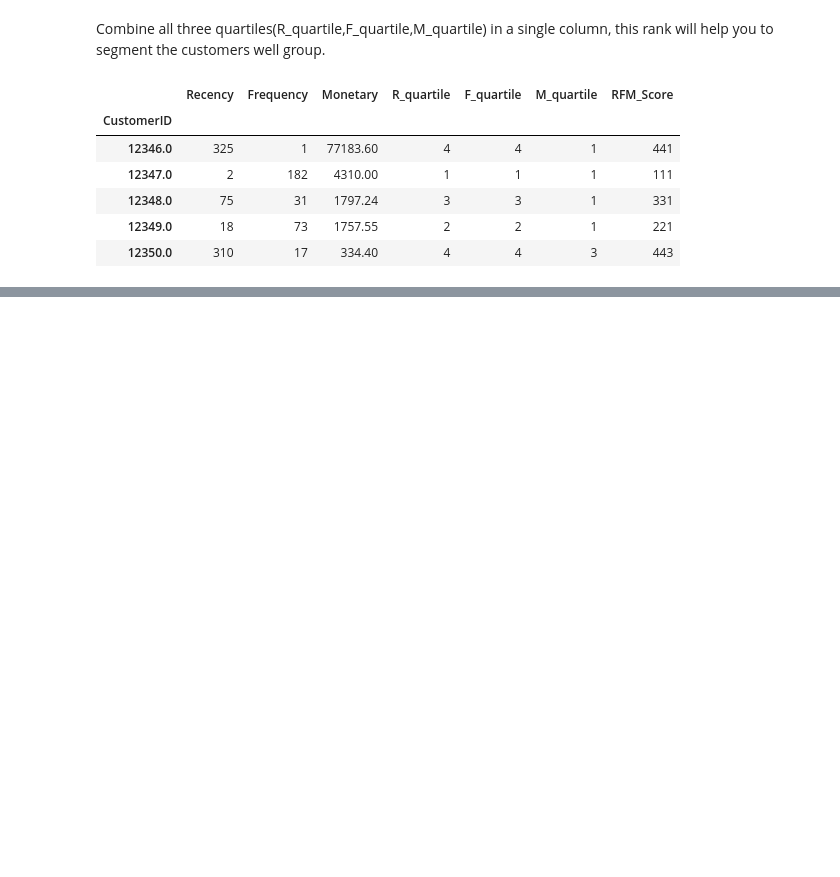
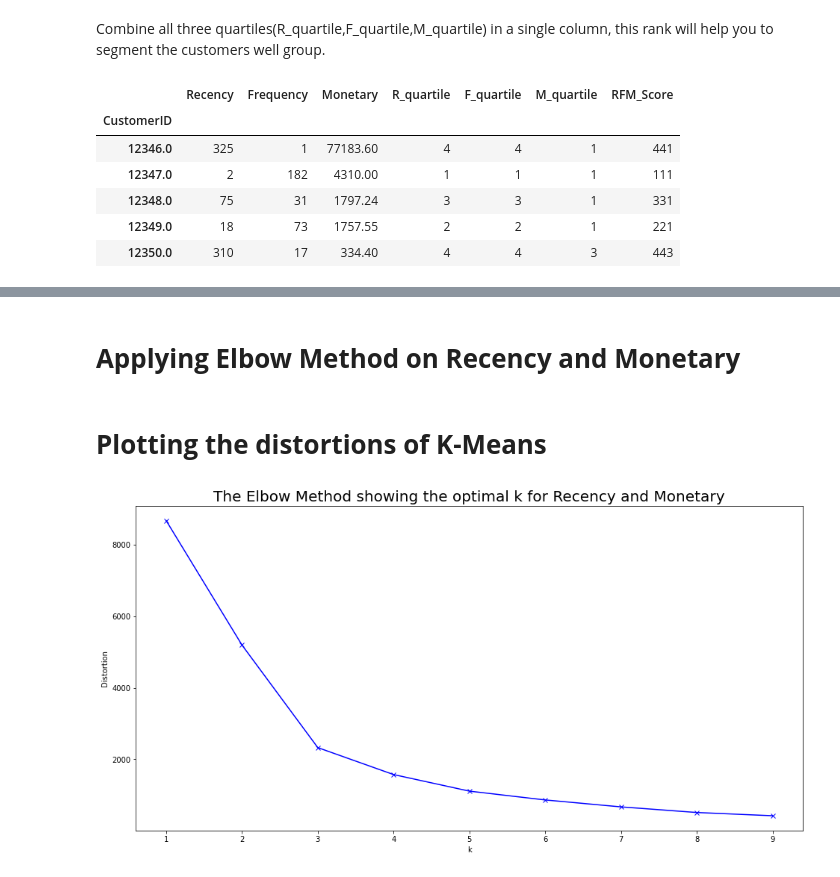
Before and after one commit to Tanushri920/Online-Retail-Customer-Segmentation, a Jupyter notebook: Online_Retail_Customer_Segmentation_Capstone_Project.ipynb, the cells around one changed output, grey strips where cells are left out. Saved outputs shown, nothing was run; the diff lists cells and outputs as text; code cells hidden in the pictures; blank space fills up the shorter version.

```diff
--- a/Online_Retail_Customer_Segmentation_Capstone_Project.ipynb
+++ b/Online_Retail_Customer_Segmentation_Capstone_Project.ipynb
@@ -706,0 +751,29 @@ rfm_model.head()
+# %% [markdown]
+# **Applying Elbow Method on Recency and Monetary**
+# %%
+#applying elbow method
+from sklearn.cluster import KMeans
+from sklearn import preprocessing
+features_rec_mon=['Recency','Monetary']
+X_features_rec_mon=rfm_model[features_rec_mon].values
+scaler_rec_mon=preprocessing.StandardScaler()
+X_rec_mon=scaler_rec_mon.fit_transform(X_features_rec_mon)
+X=X_rec_mon
+distortions = []
+K = range(1,10)
+for k in K:
+    kmeans = KMeans(n_clusters= k)
+    kmeans = kmeans.fit(X)
+    distortions.append(kmeans.inertia_)
+# %% [markdown]
+# **Plotting the distortions of K-Means**
+# %%
+#Plot the graph for the sum of square distance values and Number of Clusters
+plt.figure(figsize=(16,8))
+plt.plot(K, distortions, 'bx-')
+plt.xlabel('k')
+plt.ylabel('Distortion')
+plt.title('The Elbow Method showing the optimal k for Recency and Monetary',fontsize =20)
+plt.show()
+# %% [output]
+[figure, added]
```
Also changed, not shown: parts of 25 cells of this notebook.
